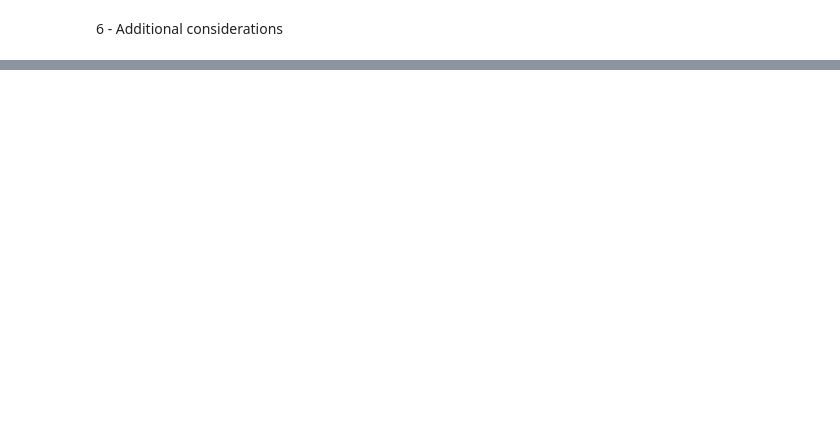
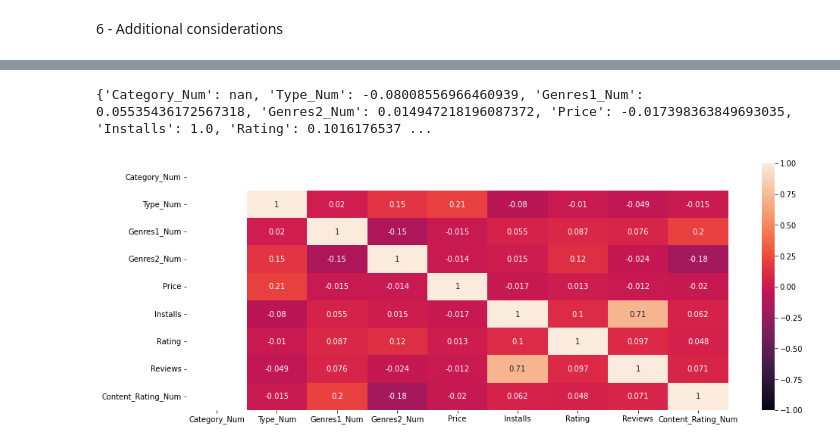
Before and after one commit to Rodauv/google_playstore_stats, a Jupyter notebook: my_mobapp_studio.ipynb, the cells around one changed output, grey strips where cells are left out. Saved outputs shown, nothing was run; the diff lists cells and outputs as text; code cells hidden in the pictures; blank space fills up the shorter version.

```diff
--- a/my_mobapp_studio.ipynb
+++ b/my_mobapp_studio.ipynb
@@ -578,6 +583,14 @@ def label_numerate(df):
     df = df[['Category_Num','Category','Type_Num','Type','Genres1_Num','Genres2_Num','Genres1','Genres2','App','Price','Installs','Rating','Reviews','Content_Rating_Num','Content_Rating','Last_Updated']]
     return df
 
+def enumerated_correlations(df):
+    df = df.query("Category == 'FAMILY'")
+    en_corr_df = df.corr()
+    corelations = en_corr_df.to_dict(orient='dict')
+    print(corelations['Installs'])
+    pyplot.figure(figsize=(16, 6))
+    sns.heatmap(en_corr_df, vmin=-1, vmax=1, annot=True)
+
 enumerated_dataset = label_numerate(combined_dataset)#fix paid and free
-enumerated_dataset.head(5)
+enumerated_correlations(enumerated_dataset)
 # %% [output]
@@ -590 +597,3 @@ enumerated_dataset.head(5)
+{'Category_Num': nan, 'Type_Num': -0.08008556966460939, 'Genres1_Num': 0.05535436172567318, 'Genres2_Num': 0.014947218196087372, 'Price': -0.017398363849693035, 'Installs': 1.0, 'Rating': 0.1016176537 ...
+[figure, added]
 # %%
```
Also changed, not shown: parts of 8 cells of this notebook.
